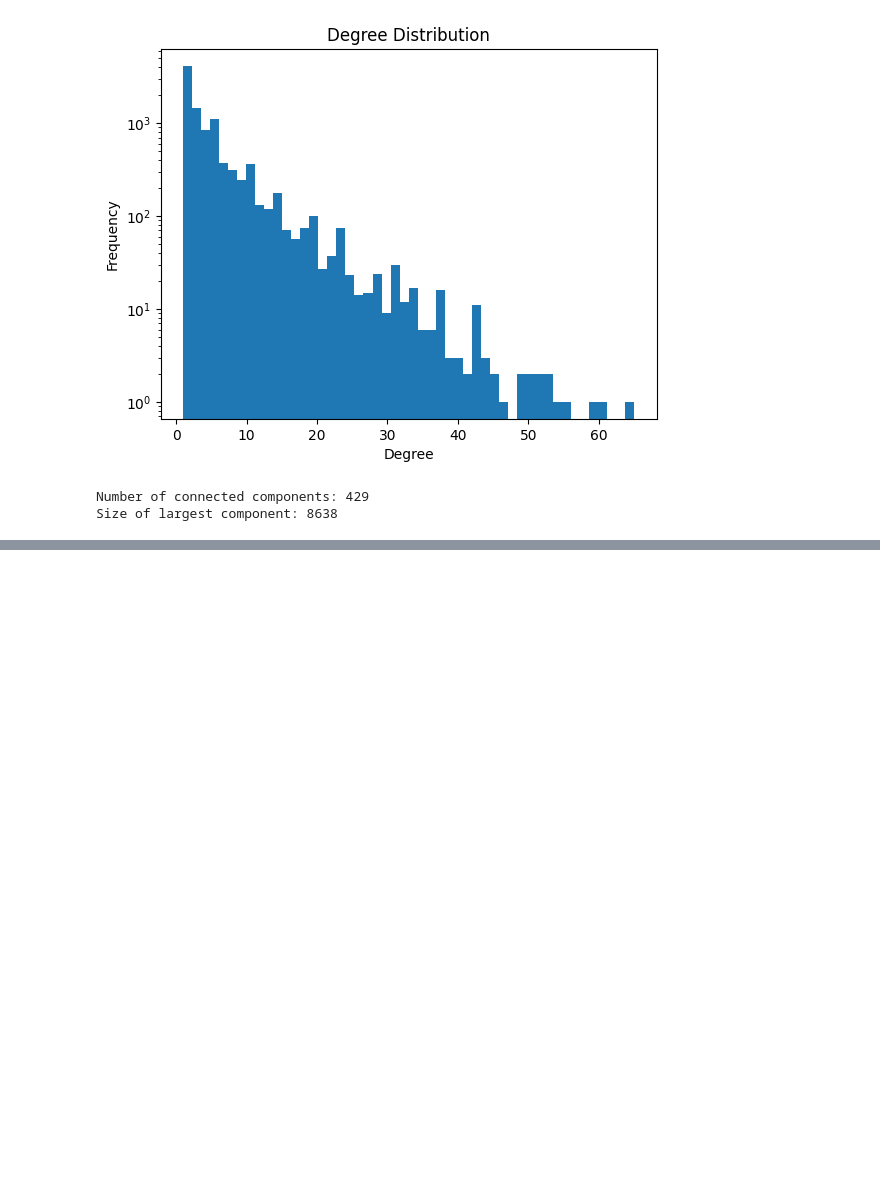
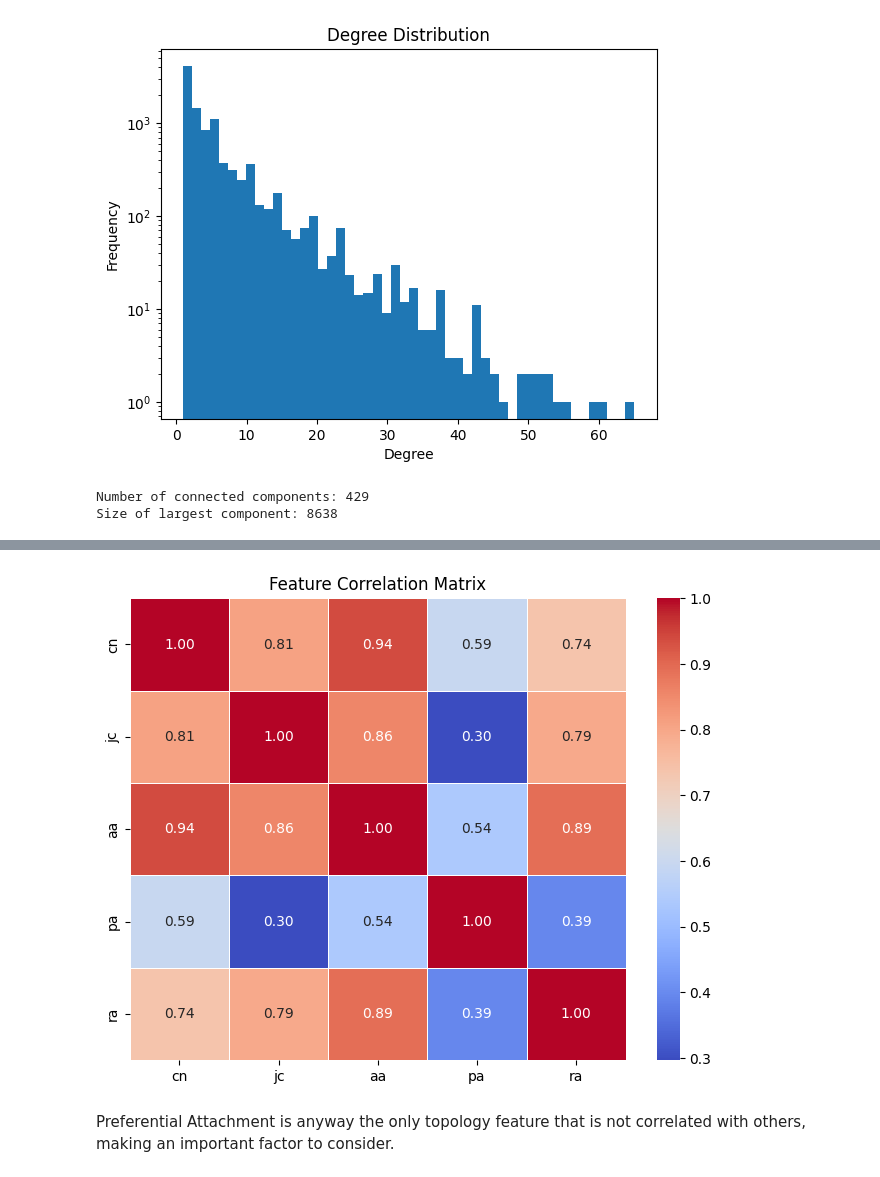
Before and after one commit to quelmitch/link-prediction-learning, a Jupyter notebook: 2_scientific_authors_collaboration/classifier.ipynb, the cells around one changed output, grey strips where cells are left out. Cells and saved outputs as stored; diff of their text form; code cells hidden in the pictures; blank space fills up the shorter version.

```diff
--- a/2_scientific_authors_collaboration/classifier.ipynb
+++ b/2_scientific_authors_collaboration/classifier.ipynb
@@ -64,10 +62,16 @@ def build_feature_dataset(pairs, G, features=None):
         feature_data['jc'] = [coeff for _, _, coeff in nx.jaccard_coefficient(G, pairs)]
 
     if 'aa' in features:
-        try:
-            feature_data['aa'] = [coeff for _, _, coeff in nx.adamic_adar_index(G, pairs)]
-        except ZeroDivisionError:
-            feature_data['aa'] = [0.0] * len(pairs)
+        aa_scores = []
+        for u_node, v_node in pairs:
+            try:
+                _, _, score = list(nx.adamic_adar_index(G, [(u_node, v_node)]))[0]
+                aa_scores.append(score)
+            except ZeroDivisionError:
+                aa_scores.append(0.0)
+            except StopIteration:
+                aa_scores.append(0.0)
+        feature_data['aa'] = aa_scores
 
     if 'pa' in features:
         feature_data['pa'] = [coeff for _, _, coeff in nx.preferential_attachment(G, pairs)]
@@ -75,7 +79,7 @@ def build_feature_dataset(pairs, G, features=None):
     if 'ra' in features:
         feature_data['ra'] = [coeff for _, _, coeff in nx.resource_allocation_index(G, pairs)]
 
-    # Combine features in the order specified
+    # Combine feature
     feature_vectors = []
     for i in range(len(pairs)):
         vector = [feature_data[feat][i] for feat in features]
@@ -123,0 +176,19 @@ ROC-AUC (ra): 0.8628
+# %%
+features=['cn', 'jc', 'aa', 'pa', 'ra']
+X_train_for_corr, _, _, _ = splits.create_train_test_split(
+    G,
+    lambda p, G: build_feature_dataset(p, G, features),
+    lambda: ns.random_negative_sampling(G)
+)
+
+# Calculate the correlation matrix
+correlation_matrix = pd.DataFrame(X_train_for_corr, columns=features).corr()
+
+plt.figure(figsize=(8, 6))
+sns.heatmap(correlation_matrix, annot=True, cmap='coolwarm', fmt=".2f", linewidths=.5)
+plt.title('Feature Correlation Matrix')
+plt.show()
+# %% [output]
+[figure, added]
+# %% [markdown]
+Preferential Attachment is anyway the only topology feature that is not correlated with others, making an important factor to consider.
```
Also changed, not shown: parts of 7 cells of this notebook.
